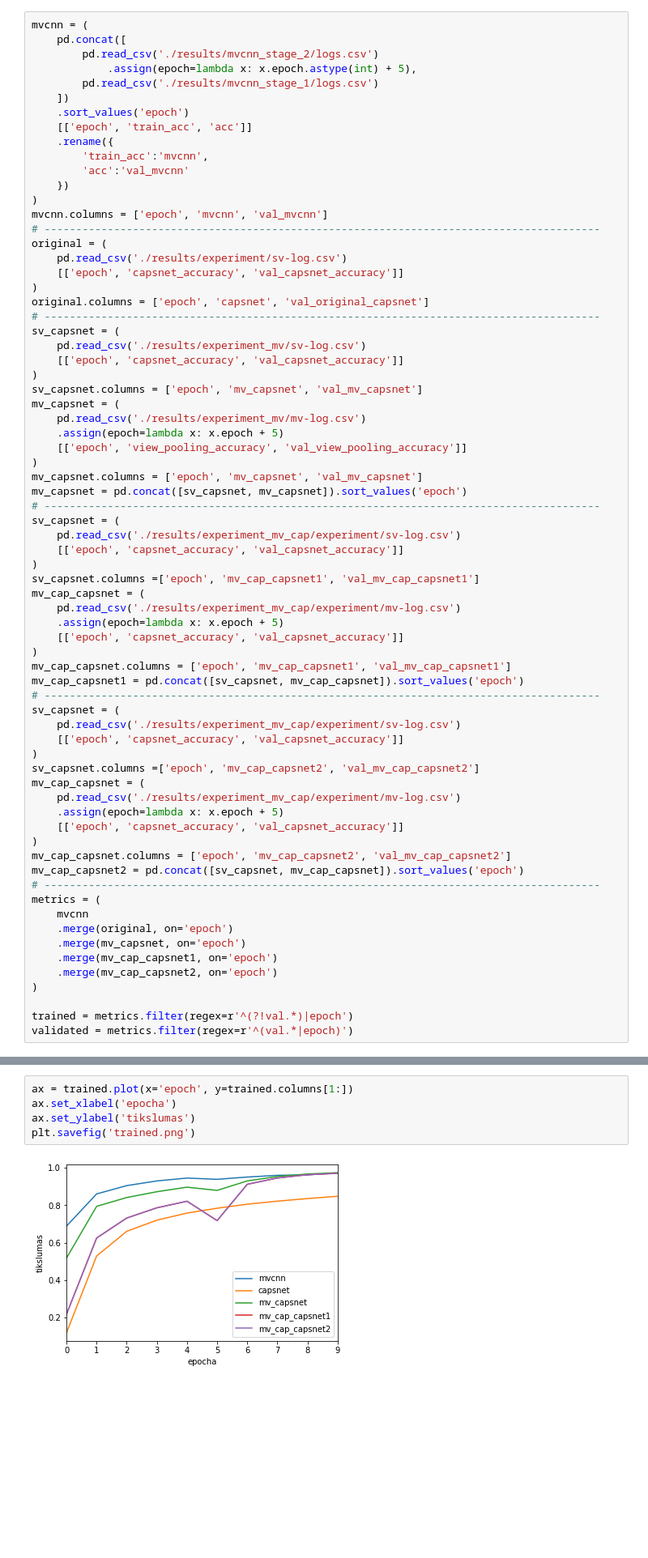
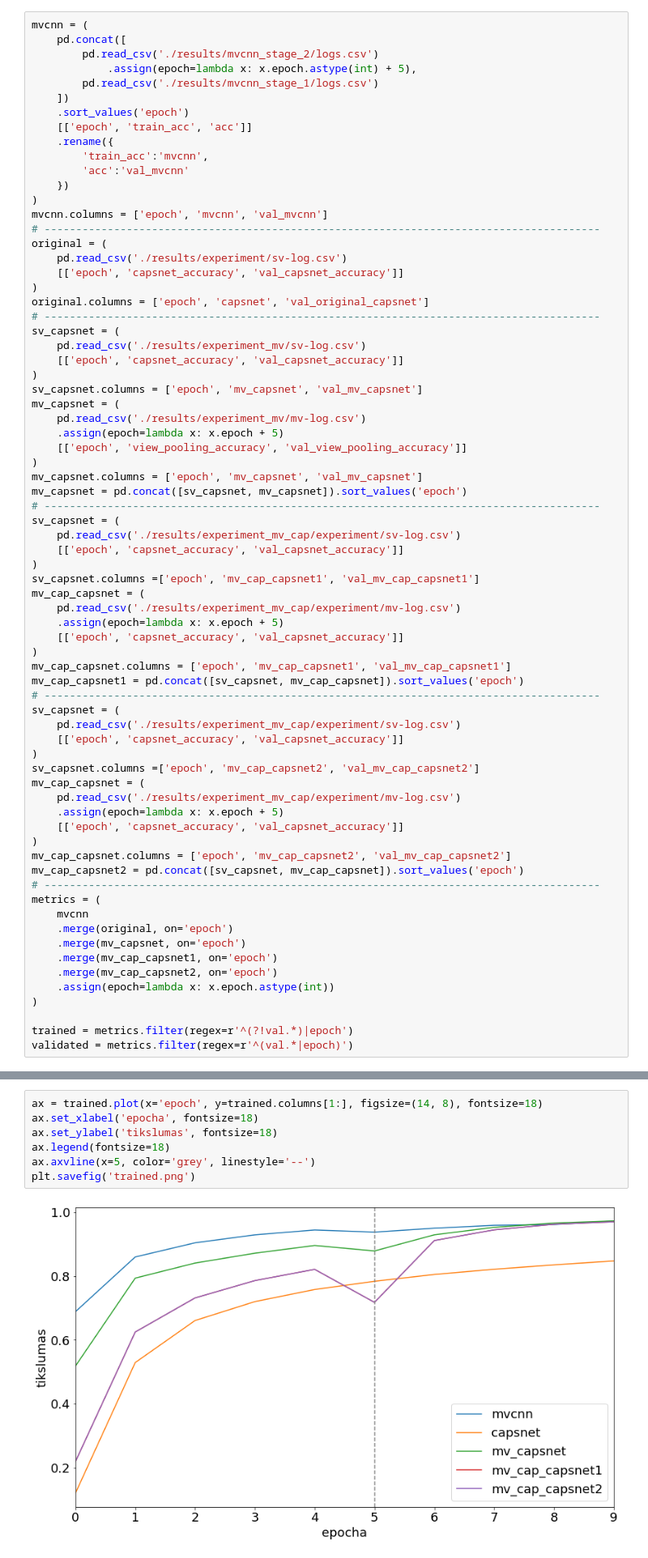
Before and after one commit to AleksasVaitulevicius/masters_kaggle, a Jupyter notebook: metrics.ipynb, the cells around one changed output, grey strips where cells are left out. Shown: that part at 81% size. Saved outputs shown, nothing was run; the diff lists cells and outputs as text; blank space fills up the shorter version.

```diff
--- a/metrics.ipynb
+++ b/metrics.ipynb
@@ -70,6 +70,7 @@ metrics = (
 	.merge(mv_capsnet, on='epoch')
 	.merge(mv_cap_capsnet1, on='epoch')
 	.merge(mv_cap_capsnet2, on='epoch')
+	.assign(epoch=lambda x: x.epoch.astype(int))
 )
 
 trained = metrics.filter(regex=r'^(?!val.*)|epoch')
@@ -99,8 +110,10 @@ print(trained.to_latex())
 # %%
-ax = trained.plot(x='epoch', y=trained.columns[1:])
-ax.set_xlabel('epocha')
-ax.set_ylabel('tikslumas')
+ax = trained.plot(x='epoch', y=trained.columns[1:], figsize=(14, 8), fontsize=18)
+ax.set_xlabel('epocha', fontsize=18)
+ax.set_ylabel('tikslumas', fontsize=18)
+ax.legend(fontsize=18)
+ax.axvline(x=5, color='grey', linestyle='--')
 plt.savefig('trained.png')
 # %% [output]
-[figure, old version]
+[figure, new version]
 # %%
```
Also changed, not shown: parts of 3 cells of this notebook.
